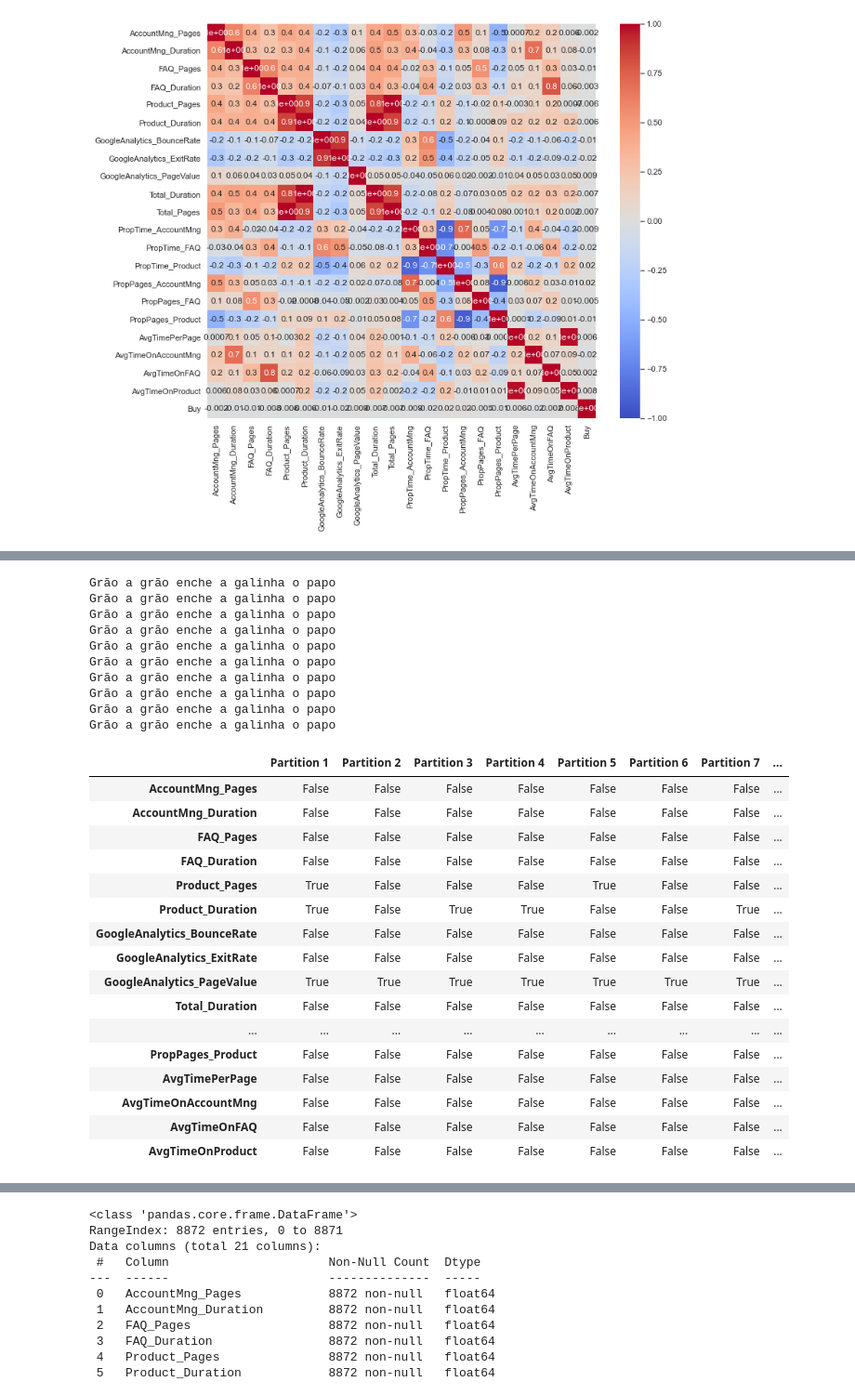
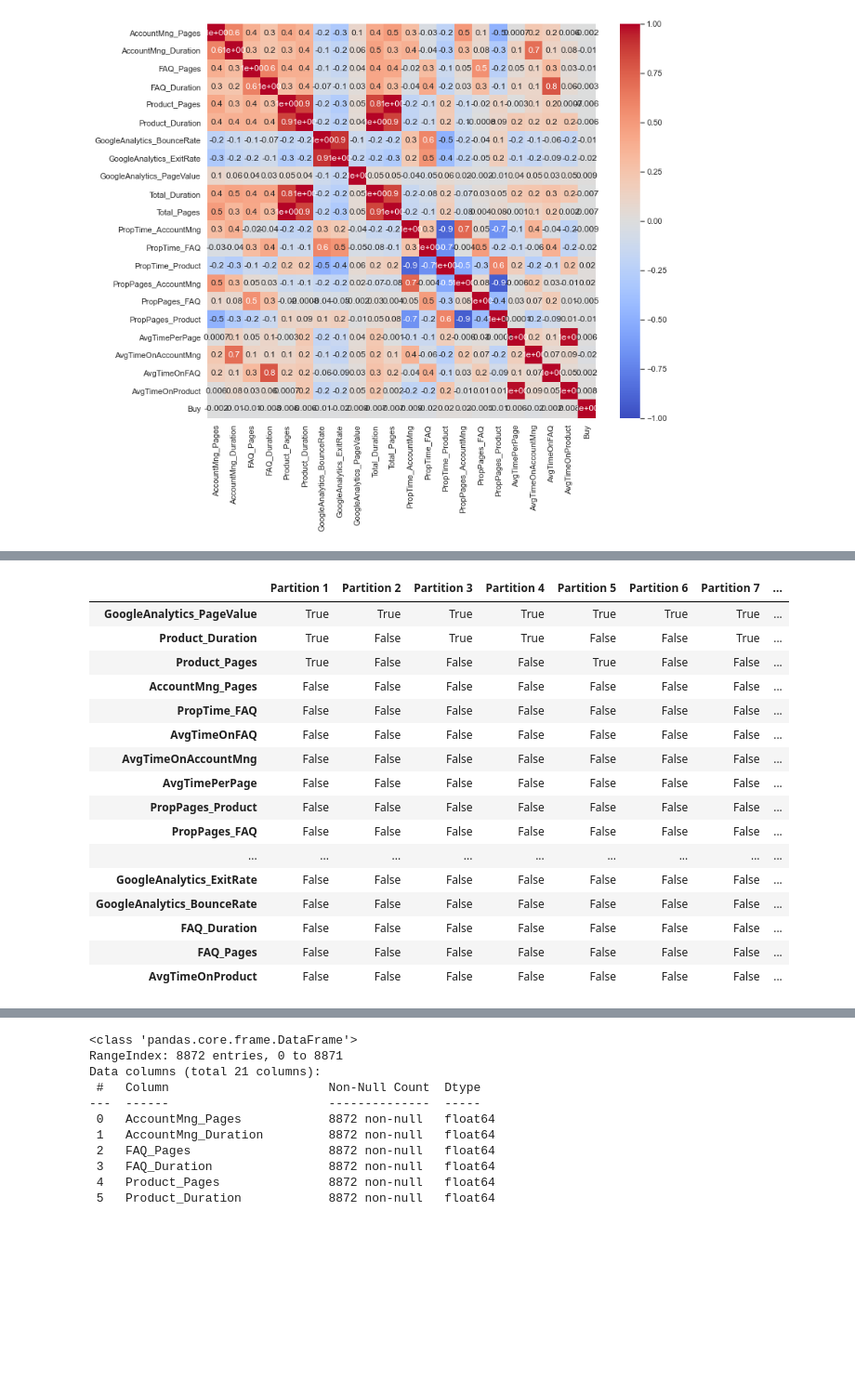
Before and after one commit to JohnnyCodess/Project-Machine-Learning, a Jupyter notebook: 202122 Fall AA Group60 Notebook.ipynb, the cells around one changed output, grey strips where cells are left out. Shown at 93% size. Drawn from its saved outputs; the diff is of its cells as text; code cells hidden in the pictures; blank space fills up the shorter version.

```diff
--- a/202122 Fall AA Group60 Notebook.ipynb
+++ b/202122 Fall AA Group60 Notebook.ipynb
@@ -630,14 +630,8 @@ display(X_val_metric_scaled.head(3))
 # %%
 # ----------------------------- RFE -----------------------------
-
-# Get all the numerical variables
-data_metric = data.select_dtypes(include=np.number).set_index(data.index)
-
-# Create a KFold with 10 splits
-kf = KFold(n_splits=10)
 fold = 1
 
-for train_index, val_index in kf.split(data_set_metric):
+for train_index, val_index in kf.split(data_metric):
 
         # Data Partition
         X_train, X_val = data_metric.iloc[train_index], data_metric.iloc[val_index]
@@ -695,5 +689,6 @@ for index, row in rfe_results.iterrows():
     count_rfe_list.append(count)
 
 rfe_results['Count'] = count_rfe_list
-rfe_results
+
+rfe_results.sort_values(by='Count', ascending=False)
 # %% [output]
@@ -718,10 +723,10 @@ rfe_results
 # ----------------------------- Lasso -----------------------------
 fold = 1
 
-for train_index, val_index in kf.split(data_set_metric):
+for train_index, val_index in kf.split(data_metric):
 
         # Data Partition
-        X_train, X_val = data_set_metric.iloc[train_index], data_set_metric.iloc[val_index]
+        X_train, X_val = data_metric.iloc[train_index], data_metric.iloc[val_index]
         y_train, y_val = target.iloc[train_index], target.iloc[val_index]
 
         # Scaling the data with MinMaxScaler
@@ -768,6 +773,6 @@ lasso_results['Average of Importance'] = importance_lasso_list
 
 #lasso_results.style.applymap(lambda x: 'background-color : green' if x > 0.01 else ('background-color : red' if x < -0.85 else ''))
 
-lasso_results
+lasso_results.sort_values(by='Average of Importance', ascending=False)
 # %% [output]
 |  | Partition 1 | Partition 2 | Partition 3 | Partition 4 | Partition 5 | Partition 6 | Partition 7 | ... |
@@ -886,10 +891,10 @@ plt.show()
 # ------------ Backward Regression  ------------
 fold = 1
 
-for train_index, val_index in kf.split(data_set_metric):
+for train_index, val_index in kf.split(data_metric):
 
         # Data Partition
-        X_train, X_val = data_set_metric.iloc[train_index], data_set_metric.iloc[val_index]
+        X_train, X_val = data_metric.iloc[train_index], data_metric.iloc[val_index]
         y_train, y_val = target.iloc[train_index], target.iloc[val_index]
 
         # Scaling the data with MinMaxScaler
@@ -928,7 +933,7 @@ for index, row in backward_results.iterrows():
     count_backward_list.append(count)
 
 backward_results['Count'] = count_backward_list
-backward_results
+backward_results.sort_values(by='Count', ascending=False)
 # %% [output]
 Grão a grão enche a galinha o papo
 Grão a grão enche a galinha o papo
@@ -937,10 +966,10 @@ KeyboardInterrupt:
 # ------------ Forward Regression  ------------
 fold = 1
 
-for train_index, val_index in kf.split(data_set_metric):
+for train_index, val_index in kf.split(data_metric):
 
         # Data Partition
-        X_train, X_val = data_set_metric.iloc[train_index], data_set_metric.iloc[val_index]
+        X_train, X_val = data_metric.iloc[train_index], data_metric.iloc[val_index]
         y_train, y_val = target.iloc[train_index], target.iloc[val_index]
 
         # Scaling the data with MinMaxScaler
@@ -979,5 +1008,6 @@ for index, row in forward_results.iterrows():
     count_forward_list.append(count)
 
 forward_results['Count'] = count_forward_list
-forward_results
+
+forward_results.sort_values(by='Count', ascending=False)
 # %% [output]
@@ -1002,10 +1042,10 @@ forward_results
 # ------------ Select From Model ------------
 fold = 1
 
-for train_index, val_index in kf.split(data_set_metric):
+for train_index, val_index in kf.split(data_metric):
 
         # Data Partition
-        X_train, X_val = data_set_metric.iloc[train_index], data_set_metric.iloc[val_index]
+        X_train, X_val = data_metric.iloc[train_index], data_metric.iloc[val_index]
         y_train, y_val = target.iloc[train_index], target.iloc[val_index]
 
         # Scaling the data with MinMaxScaler
@@ -1019,59 +1059,50 @@ for train_index, val_index in kf.split(data_set_metric):
 
 
         # CODE FOR SELECT FROM MODEL
         threshold = np.sort(importance)[-3] + 0.01
 
         sfm = SelectFromModel(lasso, threshold=threshold)
         sfm.fit(X = X_train_metric_scaled, y = y_train)
 
         selected_features = pd.Series(sfm.get_support(), index = X_train_metric_scaled.columns, name=f'Partition {fold}')
 
         if fold == 1:
             sfm_results = pd.DataFrame(index = X_train_metric_scaled.columns)
 
         sfm_results = pd.concat((sfm_results, selected_features), axis=1)
 
         fold+=1
 
 
 # Add new column with count of True's
 count_sfm_list = []
 for index, row in sfm_results.iterrows():
     count = 0
     for elem in row:
         if elem == True:
             count+=1
     count_sfm_list.append(count)
 
 sfm_results['Count'] = count_sfm_list
-sfm_results
+
+sfm_results.sort_values(by='Count', ascending=False)
 # %% [output]
-Grão a grão enche a galinha o papo
-Grão a grão enche a galinha o papo
-Grão a grão enche a galinha o papo
-Grão a grão enche a galinha o papo
-Grão a grão enche a galinha o papo
-Grão a grão enche a galinha o papo
-Grão a grão enche a galinha o papo
-Grão a grão enche a galinha o papo
-Grão a grão enche a galinha o papo
-Grão a grão enche a galinha o papo
 |  | Partition 1 | Partition 2 | Partition 3 | Partition 4 | Partition 5 | Partition 6 | Partition 7 | ... |
+| GoogleAnalytics_PageValue | True | True | True | True | True | True | True | ... |
+| Product_Duration | True | False | True | True | False | False | True | ... |
+| Product_Pages | True | False | False | False | True | False | False | ... |
 | AccountMng_Pages | False | False | False | False | False | False | False | ... |
-| AccountMng_Duration | False | False | False | False | False | False | False | ... |
+| PropTime_FAQ | False | False | False | False | False | False | False | ... |
+| AvgTimeOnFAQ | False | False | False | False | False | False | False | ... |
+| AvgTimeOnAccountMng | False | False | False | False | False | False | False | ... |
+| AvgTimePerPage | False | False | False | False | False | False | False | ... |
+| PropPages_Product | False | False | False | False | False | False | False | ... |
+| PropPages_FAQ | False | False | False | False | False | False | False | ... |
+| ... | ... | ... | ... | ... | ... | ... | ... | ... |
+| GoogleAnalytics_ExitRate | False | False | False | False | False | False | False | ... |
+| GoogleAnalytics_BounceRate | False | False | False | False | False | False | False | ... |
+| FAQ_Duration | False | False | False | False | False | False | False | ... |
 | FAQ_Pages | False | False | False | False | False | False | False | ... |
-| FAQ_Duration | False | False | False | False | False | False | False | ... |
-| Product_Pages | True | False | False | False | True | False | False | ... |
-| Product_Duration | True | False | True | True | False | False | True | ... |
-| GoogleAnalytics_BounceRate | False | False | False | False | False | False | False | ... |
-| GoogleAnalytics_ExitRate | False | False | False | False | False | False | False | ... |
-| GoogleAnalytics_PageValue | True | True | True | True | True | True | True | ... |
-| Total_Duration | False | False | False | False | False | False | False | ... |
-| ... | ... | ... | ... | ... | ... | ... | ... | ... |
-| PropPages_Product | False | False | False | False | False | False | False | ... |
-| AvgTimePerPage | False | False | False | False | False | False | False | ... |
-| AvgTimeOnAccountMng | False | False | False | False | False | False | False | ... |
-| AvgTimeOnFAQ | False | False | False | False | False | False | False | ... |
 | AvgTimeOnProduct | False | False | False | False | False | False | False | ... |
 # %%
 final_results = pd.DataFrame(index = X_train_metric_scaled.columns)
```
Also changed, not shown: parts of 31 cells of this notebook.
